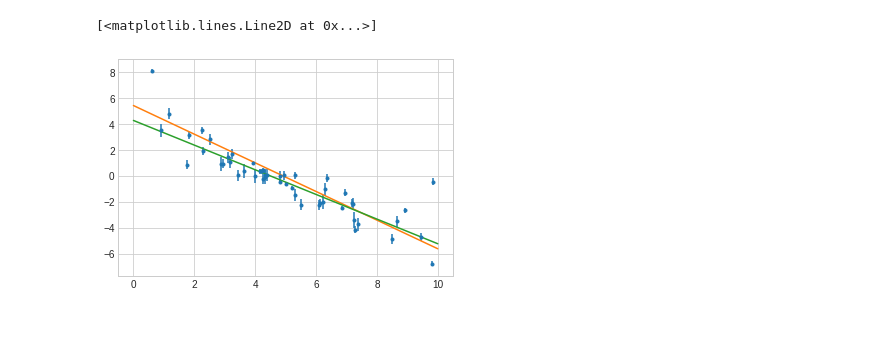
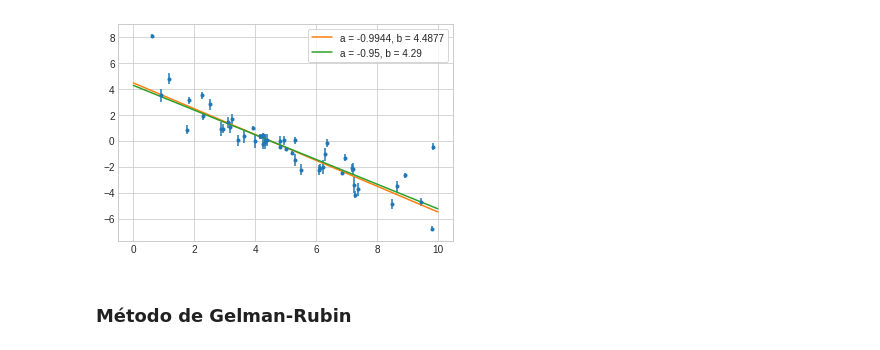
Before and after one commit to DCIDA2019/da2019-MIMIMUSTAINE, a Jupyter notebook: Semana9/Trabajo/Trabajo.ipynb, the cells around one changed output. Drawn from its saved outputs; the diff is of its cells as text; code cells hidden in the pictures.

```diff
--- a/Semana9/Trabajo/Trabajo.ipynb
+++ b/Semana9/Trabajo/Trabajo.ipynb
@@ -114,8 +115,8 @@ parametros
 # %%
 plt.title('Convergencia de a, b')
 for i in range(caminos):
-    plt.scatter(a[i], b[i], label = 'Iteraciones = {0}'.format(len(a[i])))
-    plt.plot(a[i], b[i], linestyle = ':', alpha = 0.6)
+    plt.scatter(a[i], b[i], label = 'Ruta {0}'.format(i))
+    plt.plot(a[i], b[i], linestyle = ':', alpha = 0.8)
     plt.ylabel('b')
     plt.xlabel('a')
     plt.legend(frameon = True)
@@ -176,6 +184,6 @@ def chisq_n(parametros, data):
 # %%
 N = 10000
-caminos = 5 #Que sea j el número de caminos.
+caminos = 5
 sigma = 0.2
 a_inicial = []
 b_inicial = []
@@ -184,11 +192,11 @@ lh_inicial = []
 
 #Valor inicial de parámetros:
 for i in range(caminos):
-    a_inicial.append(np.random.normal(-2, sigma))
-    b_inicial.append(np.random.normal(8, sigma))
+    a_inicial.append(np.random.normal(-1, sigma))
+    b_inicial.append(np.random.normal(4, sigma))
     f_inicial.append(np.random.normal(1, sigma))
     #Valor inicial del likelihood:
-    lh_inicial.append(chisq([a_inicial[i], b_inicial[i], f_inicial[i]], [v[0], v[1], v[2]]))
+    lh_inicial.append(chisq_n([a_inicial[i], b_inicial[i], f_inicial[i]], [v[0], v[1], v[2]]))
 
 #Arreglos donde se guardarán los valores de a, b, likelihood:
 #a = [range(N) for i in range(caminos)]
@@ -205,30 +213,44 @@ for i in range(caminos):
     lh.append([lh_inicial[i]])
 # %%
 k = 0
+acep = []
 
 for j in range(caminos):
+    acep.append(0)
     for i in range(N):
         a_aux = np.random.normal(a[j][k], sigma)#Se generan dos valores random, no importa la distribución en rango [0,10].
         b_aux = np.random.normal(b[j][k], sigma)
         f_aux = np.random.normal(f[j][k], sigma)
-        lh_aux = chisq([a_aux, b_aux, f_aux], [v[0], v[1], v[2]]) #Primer comparación para actualización de likelihood.
-        if lh_aux < lh_inicial[j]: #La maximización del likelihood equivale a la minimización de chi square.
-            #Si se cumple la condición, se agregan a, b y se actualiza el valor del likelihood.
+        #En esta parte sí se considera el peso estadístico; prior:
+        lh_aux = chisq_n([a_aux, b_aux, f_aux], [v[0], v[1], v[2]])
+        if lh_aux < lh_inicial[j]:
             a[j].append(a_aux)
             b[j].append(b_aux)
             f[j].append(f_aux)
             lh[j].append(lh_aux)
             lh_inicial[j] = lh_aux
             k += 1
+            acep[j] += 1
         else:
-            comparador = np.random.uniform(0, 1)
+            comparador = -np.log(np.random.uniform(0,1))
             if (lh_aux - lh_inicial[j]) < comparador:
                 a[j].append(a_aux)
                 b[j].append(b_aux)
                 f[j].append(f_aux)
                 lh[j].append(lh_aux)
-                lh_inicial[j] = lh_aux #En esta parte tengo duda, se acepta el valor, pero... ¿se actualiza lh?
+                lh_inicial[j] = lh_aux
                 k += 1
+                acep[j] += 1
             else:
-                continue
+                a[j].append(a[j][i - 1])
+                b[j].append(b[j][i - 1])
+                f[j].append(f[j][i - 1])
+                lh[j].append(lh_inicial[j])
+                k += 1
+
     k = 0
+
+#---------Aceptación---------#
+for i in range(caminos):
+    acep[i] /= N
+acep
@@ -306,8 +323,11 @@ plt.show()
 # %%
 x = np.linspace(0, 10, 100)
 plt.errorbar(v[0], v[1], yerr = v[2], fmt='.')
-plt.plot(x, recta(x, np.mean(a_total), np.mean(b_total)))
-plt.plot(x, recta(x, -0.95, 4.29))
+plt.plot(x, recta(x, np.mean(a_total), np.mean(b_total)), label = 'a = {0}, b = {1}'.format(np.round(np.median(a_total), 4), np.round(np.median(b_total), 4)))
+plt.plot(x, recta(x, -0.95, 4.29), label = 'a = -0.95, b = 4.29')
+plt.legend(frameon = True)
+plt.show()
 # %% [output]
-[<matplotlib.lines.Line2D at 0x...>]
-[figure, old version]
+[figure, new version]
+# %% [markdown]
+### <strong>Método de Gelman-Rubin</strong>
```
Also changed, not shown: parts of 19 cells of this notebook.
